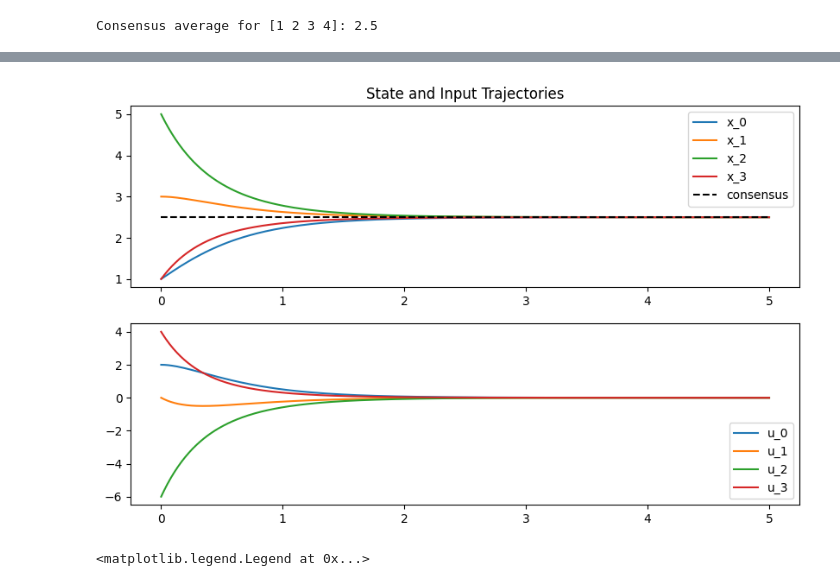
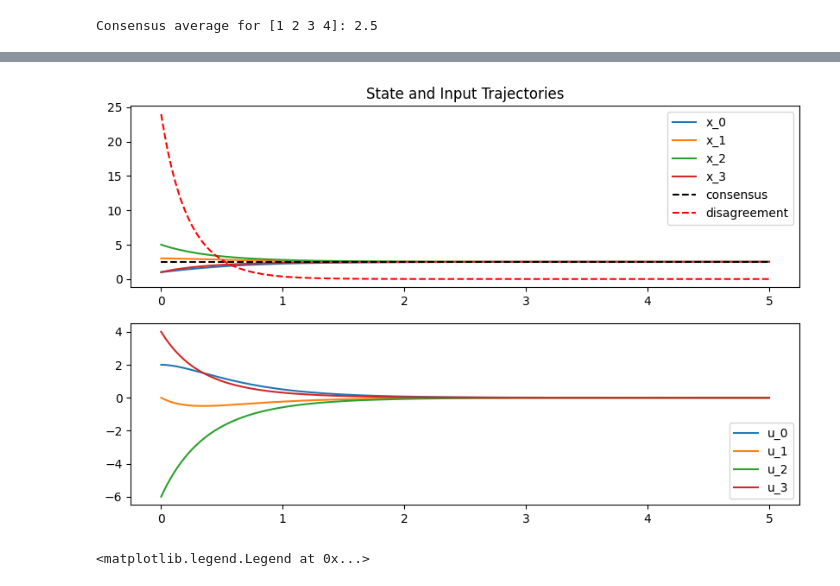
Before and after one commit to Bourmindge-Liey/SimpleConsensus, a Jupyter notebook: exp.ipynb, the cells around one changed output, grey strips where cells are left out. Drawn from its saved outputs; the diff is of its cells as text; code cells hidden in the pictures.

```diff
--- a/exp.ipynb
+++ b/exp.ipynb
@@ -146,28 +151,29 @@ for i in range(ds.n):
 # %%
 E = [(0, 1), (1, 2), (2, 3), (3, 0), (1, 0), (2, 1), (3, 2), (0, 3)]
 A = np.array([[0, 1, 0, 1],
               [1, 0, 1, 0],
               [0, 1, 0, 1],
               [1, 0, 1, 0]])
 G_new = DiGraph(V, E, A)
 ds.switch_graph(G_new)
 
 dt = 0.01
 t_e = 5
 result1 = ds.simulate(t_e, dt)
 plt.figure(figsize=(10, 6))
 plt.subplot(2, 1, 1)
 plt.title("State and Input Trajectories")
 for i in range(ds.n):
     plt.plot(result1["time"], result1["x"][i, :], label=f"x_{i}")
 plt.plot(result1["time"], result1["consensus"], 'k--', label="consensus")
+plt.plot(result1["time"], result1["disagreement"], 'r--', label="disagreement")
 plt.legend()
 plt.subplot(2, 1, 2)
 for i in range(ds.n):
     plt.plot(result1["time"], result1["u"][i, :], label=f"u_{i}")
     plt.legend()
 # %% [output]
-[figure, old version]
+[figure, new version]
 # %%
 plt.figure(figsize=(8, 4))
 plt.plot(result["time"], result["consensus"], label="Unbalanced Topology")
```
Also changed, not shown: parts of 7 cells of this notebook, 3 other files.
